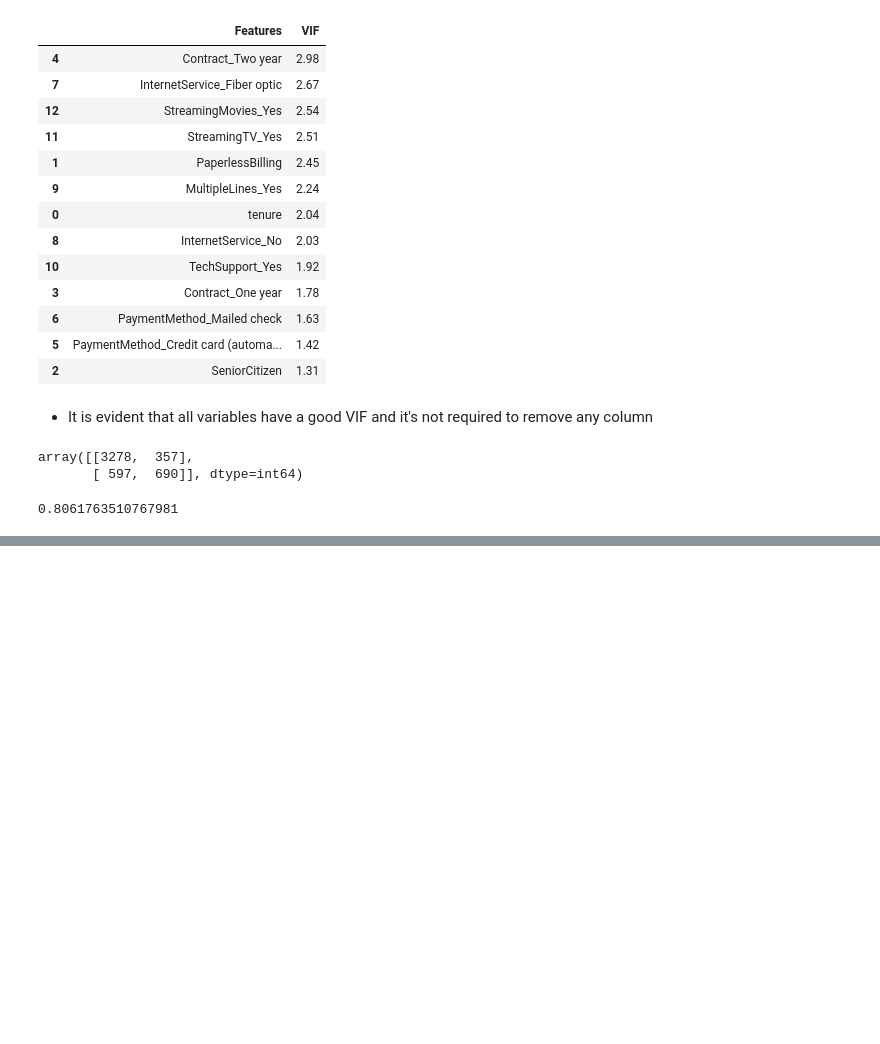
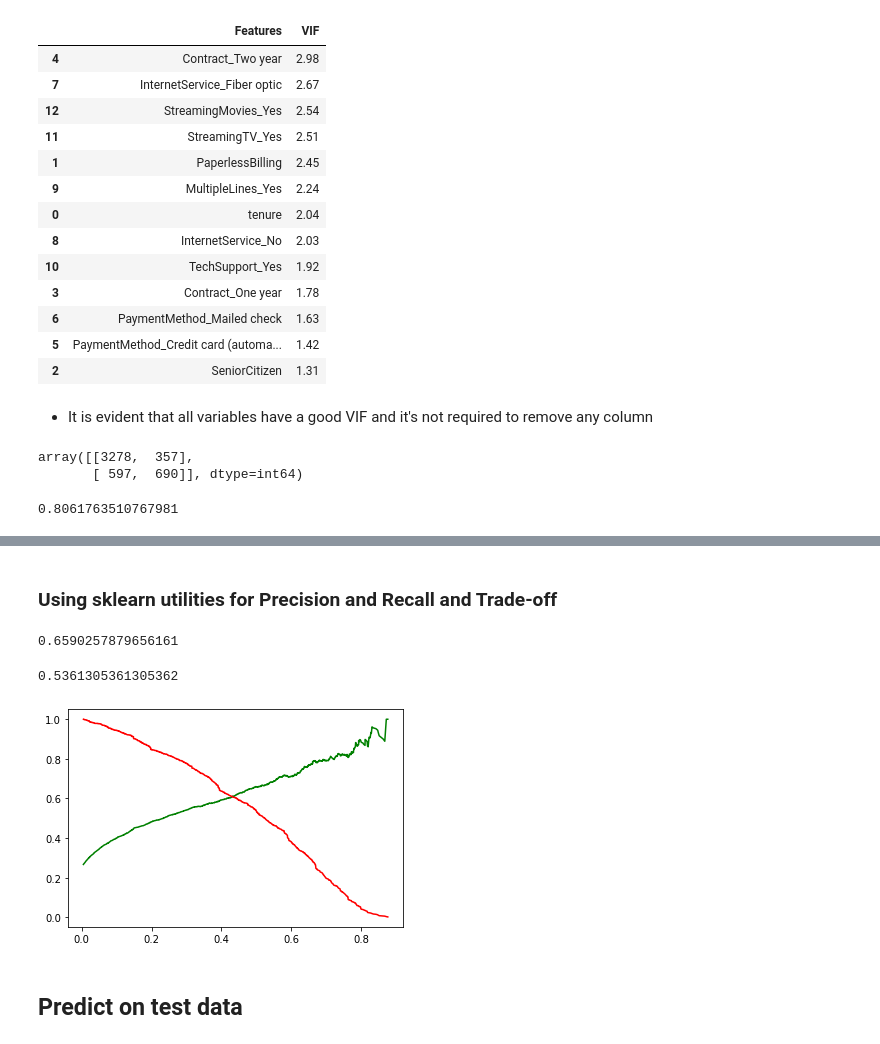
Before and after one commit to Dharani-Arumugam/Machine-Learning, a Jupyter notebook: Logistic Regression/Logistic Regression - Churn Data.ipynb, the cells around one changed output, grey strips where cells are left out. Cells and saved outputs as stored; diff of their text form; code cells hidden in the pictures; blank space fills up the shorter version.

```diff
--- a/Logistic Regression/Logistic Regression - Churn Data.ipynb
+++ b/Logistic Regression/Logistic Regression - Churn Data.ipynb
@@ -775,0 +823,2 @@ metrics.accuracy_score(y_train_pred_final.Churn, y_train_pred_final.Predicted)
+# %% [markdown]
+### Using sklearn utilities for Precision and Recall and Trade-off
@@ -775,0 +827,18 @@ metrics.accuracy_score(y_train_pred_final.Churn, y_train_pred_final.Predicted)
+# %%
+precision_score(y_train_pred_final.Churn, y_train_pred_final.Predicted)
+# %% [output]
+0.6590257879656161
+# %%
+recall_score(y_train_pred_final.Churn, y_train_pred_final.Predicted)
+# %% [output]
+0.5361305361305362
+# %%
+p, r, thresholds = precision_recall_curve(y_train_pred_final.Churn, y_train_pred_final.Churn_Prob)
+# %%
+plt.plot(thresholds, p[:-1], "g-")
+plt.plot(thresholds, r[:-1], "r-")
+plt.show()
+# %% [output]
+[figure, added]
+# %% [markdown]
+## Predict on test data
```
Also changed, not shown: parts of 35 cells of this notebook.
